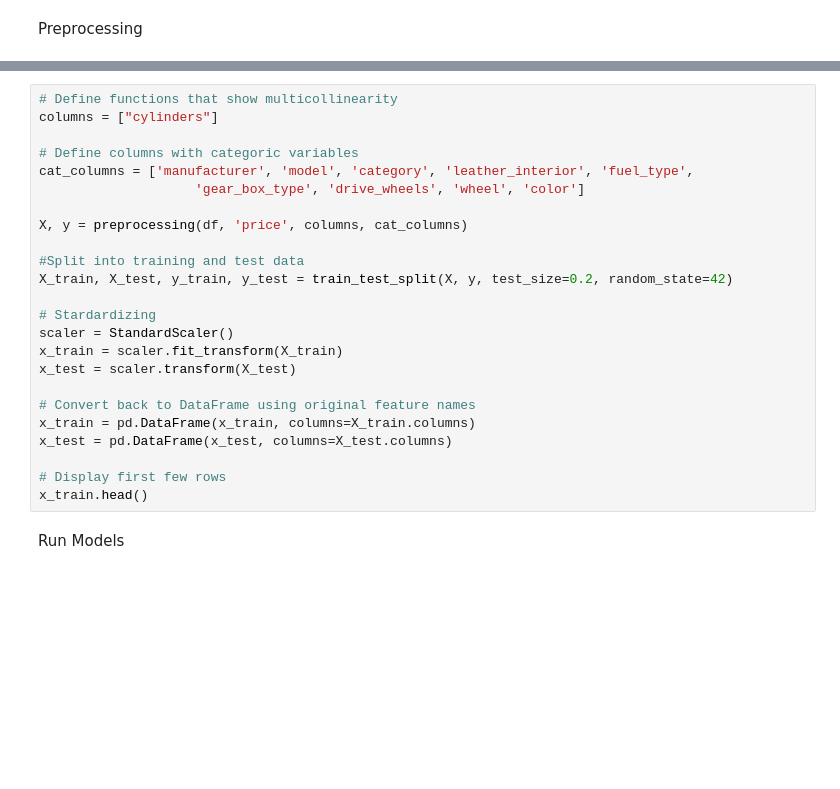
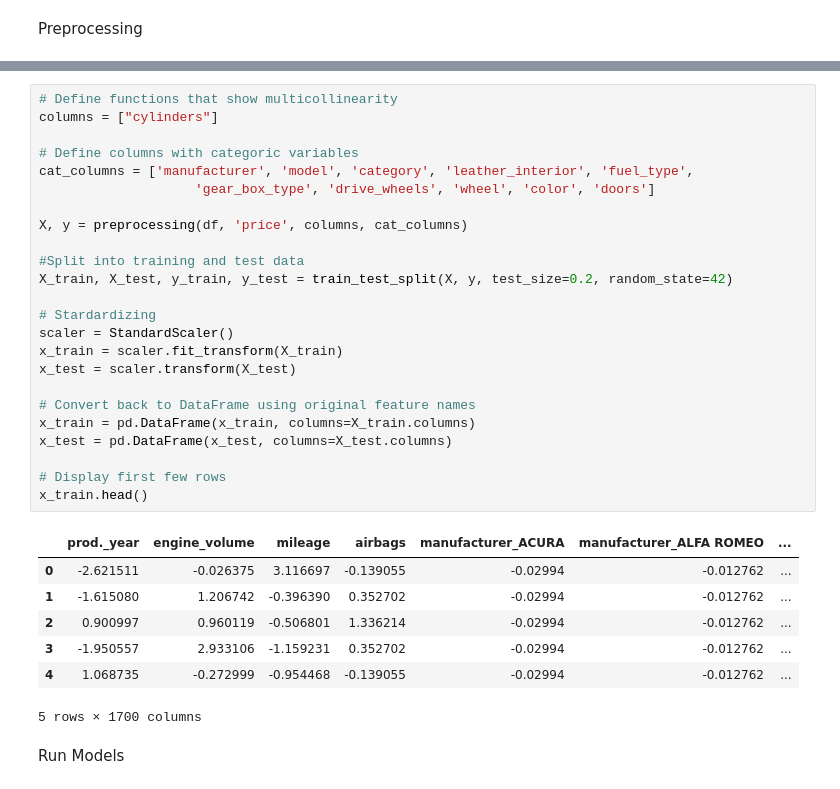
Before and after one commit to julianbeese/nova_machine_learning, a Jupyter notebook: ml_modelle.ipynb, the cells around one changed output, grey strips where cells are left out. Saved outputs shown, nothing was run; the diff lists cells and outputs as text; blank space fills up the shorter version.

```diff
--- a/ml_modelle.ipynb
+++ b/ml_modelle.ipynb
@@ -48,27 +122,35 @@ df = df.drop_duplicates()
 # %%
 # Define functions that show multicollinearity
 columns = ["cylinders"]
 
 # Define columns with categoric variables
 cat_columns = ['manufacturer', 'model', 'category', 'leather_interior', 'fuel_type',
-                    'gear_box_type', 'drive_wheels', 'wheel', 'color']
+                    'gear_box_type', 'drive_wheels', 'wheel', 'color', 'doors']
 
 X, y = preprocessing(df, 'price', columns, cat_columns)
 
 #Split into training and test data
 X_train, X_test, y_train, y_test = train_test_split(X, y, test_size=0.2, random_state=42)
 
 # Stardardizing
 scaler = StandardScaler()
 x_train = scaler.fit_transform(X_train)
 x_test = scaler.transform(X_test)
 
 # Convert back to DataFrame using original feature names
 x_train = pd.DataFrame(x_train, columns=X_train.columns)
 x_test = pd.DataFrame(x_test, columns=X_test.columns)
 
 # Display first few rows
 x_train.head()
+# %% [output]
+|  | prod._year | engine_volume | mileage | airbags | manufacturer_ACURA | manufacturer_ALFA ROMEO | ... |
+| 0 | -2.621511 | -0.026375 | 3.116697 | -0.139055 | -0.02994 | -0.012762 | ... |
+| 1 | -1.615080 | 1.206742 | -0.396390 | 0.352702 | -0.02994 | -0.012762 | ... |
+| 2 | 0.900997 | 0.960119 | -0.506801 | 1.336214 | -0.02994 | -0.012762 | ... |
+| 3 | -1.950557 | 2.933106 | -1.159231 | 0.352702 | -0.02994 | -0.012762 | ... |
+| 4 | 1.068735 | -0.272999 | -0.954468 | -0.139055 | -0.02994 | -0.012762 | ... |
+5 rows × 1700 columns
 # %% [markdown]
 Run Models
 # %%
```
Also changed, not shown: parts of 7 cells of this notebook, 2 other files.
